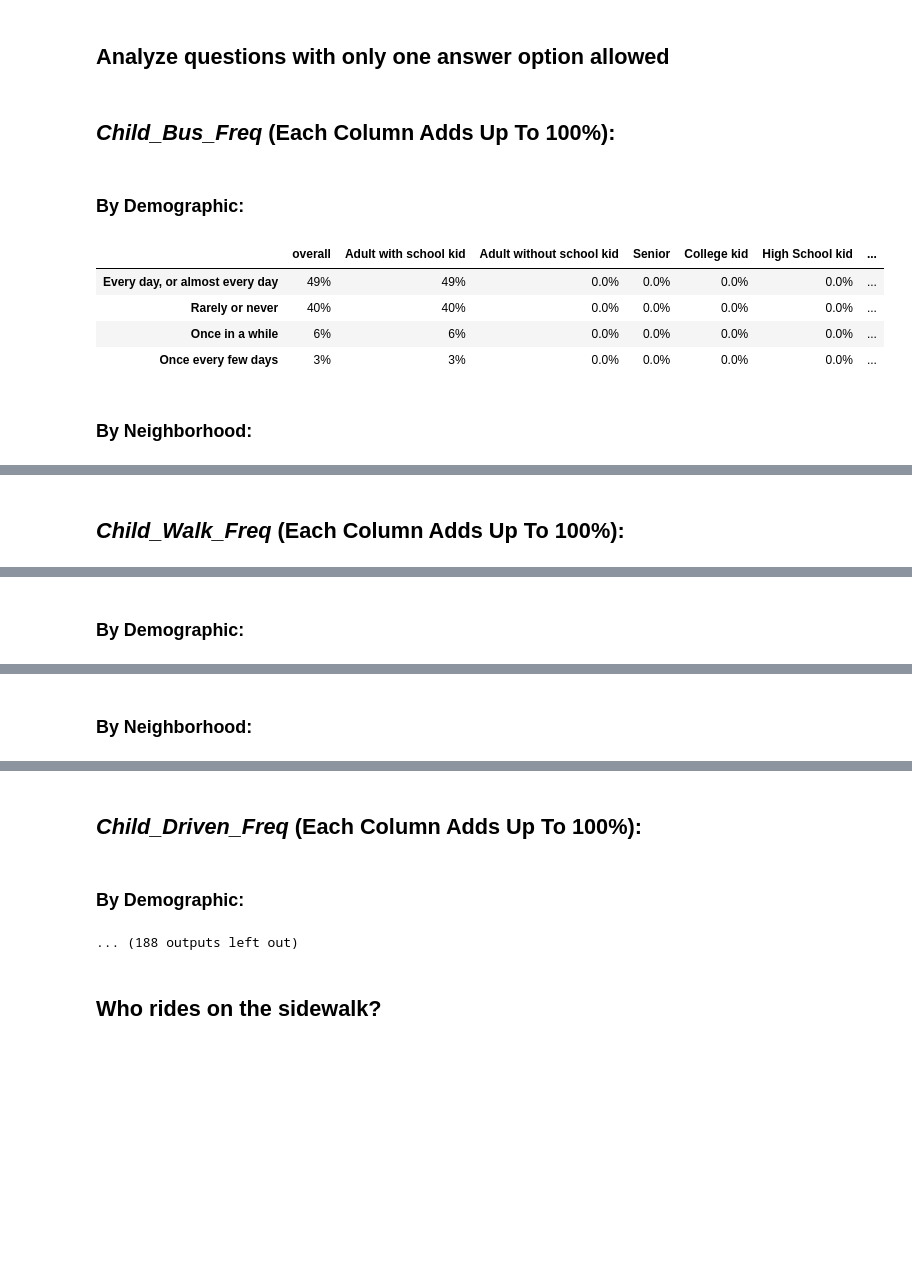
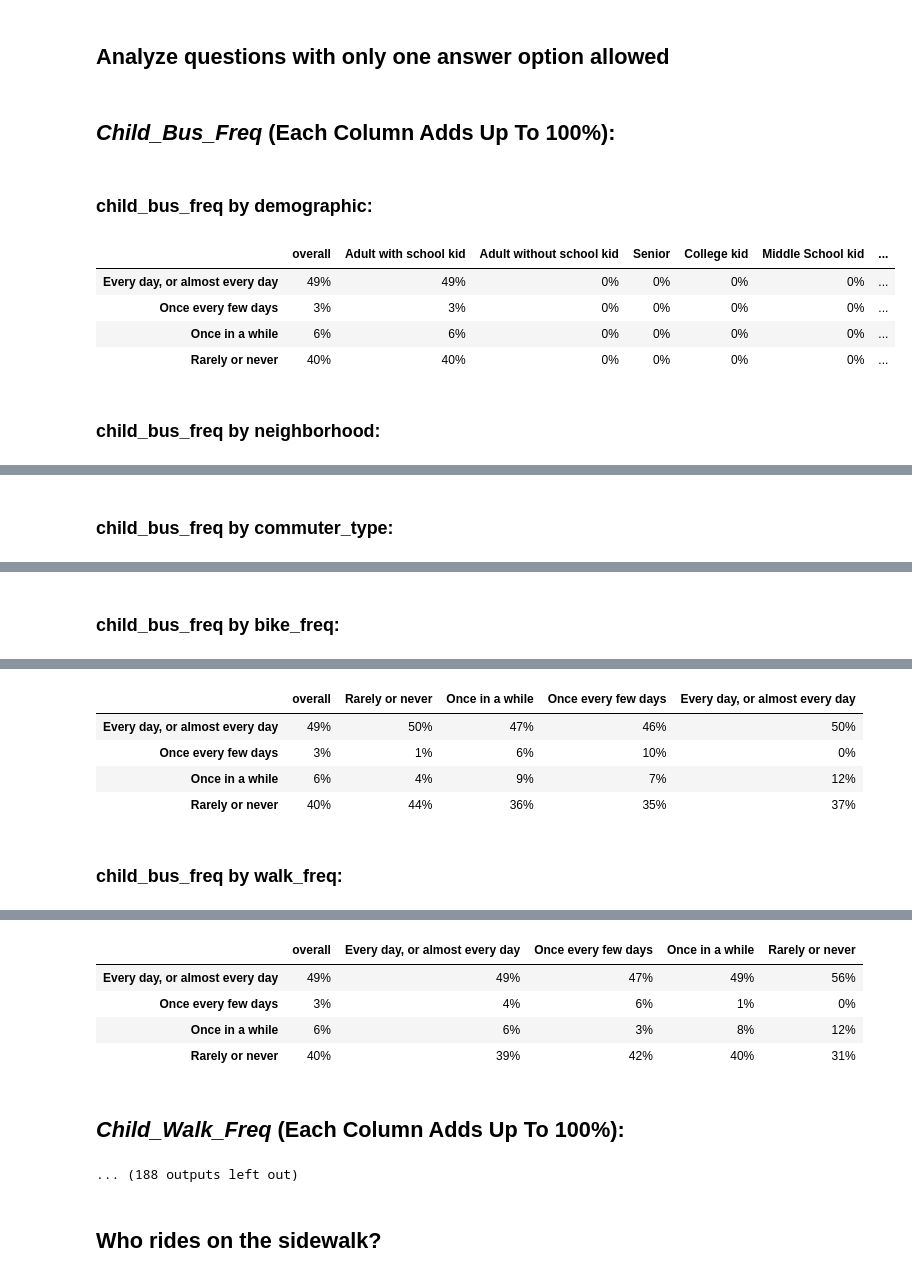
Before and after one commit to croton-on-hudson/bicycle-pedestrian-committee, a Jupyter notebook: survey/analysis/4.preliminary_analysis.ipynb, the cells around one changed output, grey strips where cells are left out. Drawn from its saved outputs; the diff is of its cells as text; code cells hidden in the pictures; blank space fills up the shorter version.

Commit message:
adding more fields

```diff
--- a/survey/analysis/4.preliminary_analysis.ipynb
+++ b/survey/analysis/4.preliminary_analysis.ipynb
@@ -130,7 +130,11 @@ def get_breakdown(field, breakdown_field, percent=True):
 
     # add percent signs if calculating percentages
     if percent:
-        df2 = df2.round(0).fillna(0).astype(str) + '%'
+        df2 = df2.round(0).fillna(0).astype(int).astype(str) + '%'
+
+    # sort by index names to be consistent
+    #df2 = df2.sort_values(by='overall', ascending=False)
+    df2 = df2.sort_index()
 
     return df2
 
@@ -143,26 +147,30 @@ fields.extend([ 'problem_tags_129', 'problem_tags_aggressive driving', 'problem_
 
 # iterate through every field of interest
 for field in fields:
 
-    # get this field's breakdown by demographic and neighborhood
-    df2 = get_breakdown(field, 'demographic', percent=True)
-    df3 = get_breakdown(field, 'neighborhood', percent=True)
+    # different fields by which we will break down each column in the data set... add as many as we think are interesting
+    breakdowns = {
+        'demographic': get_breakdown(field, 'demographic', percent=True),
+        'neighborhood': get_breakdown(field, 'neighborhood', percent=True),
+        'commuter_type': get_breakdown(field, 'commuter_type', percent=True),
+        'bike_freq': get_breakdown(field, 'bike_freq', percent=True),
+        'walk_freq': get_breakdown(field, 'walk_freq', percent=True)
+    }
 
-    # print out results
+    # print out results overall in general on average
     display(Markdown('## *{}* (each column adds up to 100%):'.format(field, get_num_respondents(field, df)).title()))
 
-    display(Markdown('### by demographic:'.format(field, get_num_respondents(field, df)).title()))
-    display(df2)
-
-    display(Markdown('### by neighborhood:'.format(field, get_num_respondents(field, df)).title()))
-    display(df3)
+    # break down the results by each of the breakdown fields
+    for breakdown_field, results in breakdowns.items():
+        display(Markdown('### {} broken down by {}:'.format(field, breakdown_field)))
+        display(results)
 # %% [output]
 ## *Child_Bus_Freq* (Each Column Adds Up To 100%):
-### By Demographic:
+### child_bus_freq by demographic:
-|  | overall | Adult with school kid | Adult without school kid | Senior | College kid | High School kid | ... |
-| Every day, or almost every day | 49% | 49% | 0.0% | 0.0% | 0.0% | 0.0% | ... |
-| Rarely or never | 40% | 40% | 0.0% | 0.0% | 0.0% | 0.0% | ... |
-| Once in a while | 6% | 6% | 0.0% | 0.0% | 0.0% | 0.0% | ... |
-| Once every few days | 3% | 3% | 0.0% | 0.0% | 0.0% | 0.0% | ... |
+|  | overall | Adult with school kid | Adult without school kid | Senior | College kid | Middle School kid | ... |
+| Every day, or almost every day | 49% | 49% | 0% | 0% | 0% | 0% | ... |
+| Once every few days | 3% | 3% | 0% | 0% | 0% | 0% | ... |
+| Once in a while | 6% | 6% | 0% | 0% | 0% | 0% | ... |
+| Rarely or never | 40% | 40% | 0% | 0% | 0% | 0% | ... |
-### By Neighborhood:
+### child_bus_freq by neighborhood:
 |  | overall | Harmon | Upper Village | Old Post Road North | Mount Airy | Sunset Park | Albany Post Road | ... |
@@ -173 +181 @@ for field in fields:
-## *Child_Walk_Freq* (Each Column Adds Up To 100%):
+### child_bus_freq by commuter_type:
@@ -174 +187 @@ for field in fields:
-### By Demographic:
+### child_bus_freq by bike_freq:
@@ -181 +188,6 @@ for field in fields:
+|  | overall | Rarely or never | Once in a while | Once every few days | Every day, or almost every day |
+| Every day, or almost every day | 49% | 50% | 47% | 46% | 50% |
+| Once every few days | 3% | 1% | 6% | 10% | 0% |
+| Once in a while | 6% | 4% | 9% | 7% | 12% |
+| Rarely or never | 40% | 44% | 36% | 35% | 37% |
-### By Neighborhood:
+### child_bus_freq by walk_freq:
@@ -188,5 +194,9 @@ for field in fields:
+|  | overall | Every day, or almost every day | Once every few days | Once in a while | Rarely or never |
+| Every day, or almost every day | 49% | 49% | 47% | 49% | 56% |
+| Once every few days | 3% | 4% | 6% | 1% | 0% |
+| Once in a while | 6% | 6% | 3% | 8% | 12% |
+| Rarely or never | 40% | 39% | 42% | 40% | 31% |
-## *Child_Driven_Freq* (Each Column Adds Up To 100%):
+## *Child_Walk_Freq* (Each Column Adds Up To 100%):
-### By Demographic:
 ... (188 outputs left out)
 # %% [markdown]
 ## Who rides on the sidewalk?
```
Also changed, not shown: parts of 5 cells of this notebook, 2 other files.
